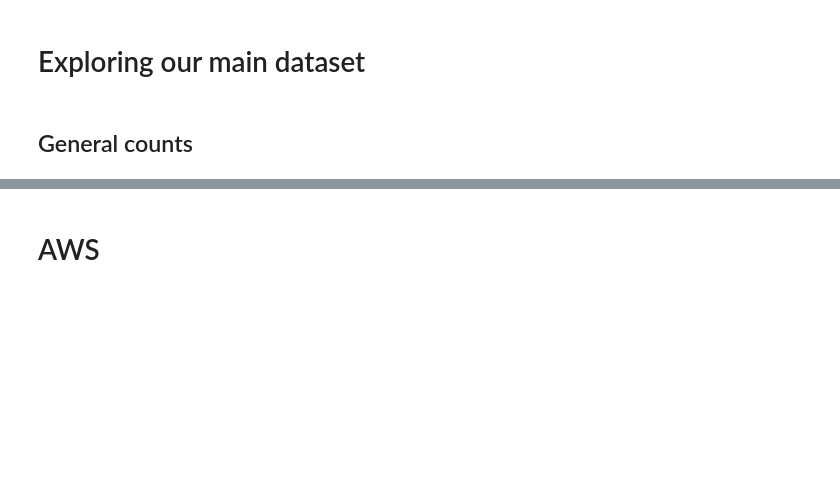
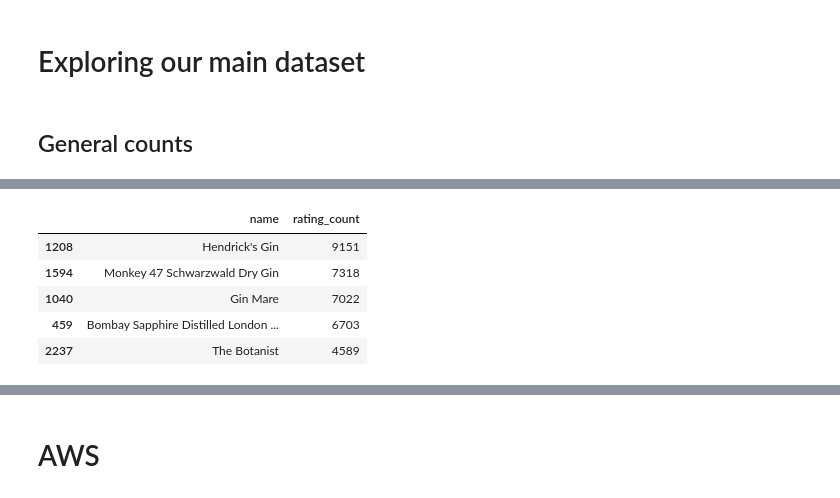
Before and after one commit to Letsopappaaa/ginventory_project, a Jupyter notebook: ginventory.ipynb, the cells around one changed output, grey strips where cells are left out. Drawn from its saved outputs; the diff is of its cells as text; code cells hidden in the pictures; blank space fills up the shorter version.

```diff
--- a/ginventory.ipynb
+++ b/ginventory.ipynb
@@ -278,7 +270,14 @@ df_gin.hist(column='average_rating' ,bins=10)
 # %%
 # Most rated gins
 df_gin_explore = df_gin[["name", "rating_count"]]
-df_gin_explore.sort_values("rating_count", ascending=False).head(3)
+df_gin_explore.sort_values("rating_count", ascending=False).head(5)
+# %% [output]
+|  | name | rating_count |
+| 1208 | Hendrick's Gin | 9151 |
+| 1594 | Monkey 47 Schwarzwald Dry Gin | 7318 |
+| 1040 | Gin Mare | 7022 |
+| 459 | Bombay Sapphire Distilled London ... | 6703 |
+| 2237 | The Botanist | 4589 |
 # %%
 # Gin ratings count histogram
 # Most gins have 0-20 ratings
```
Also changed, not shown: parts of 17 cells of this notebook, 6 other files.
